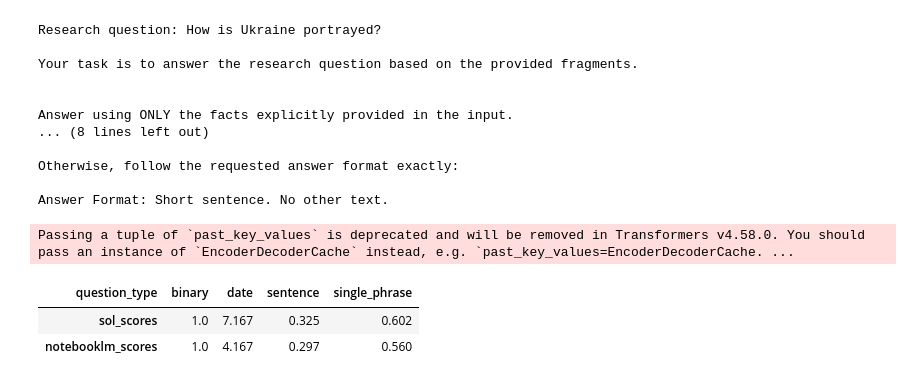
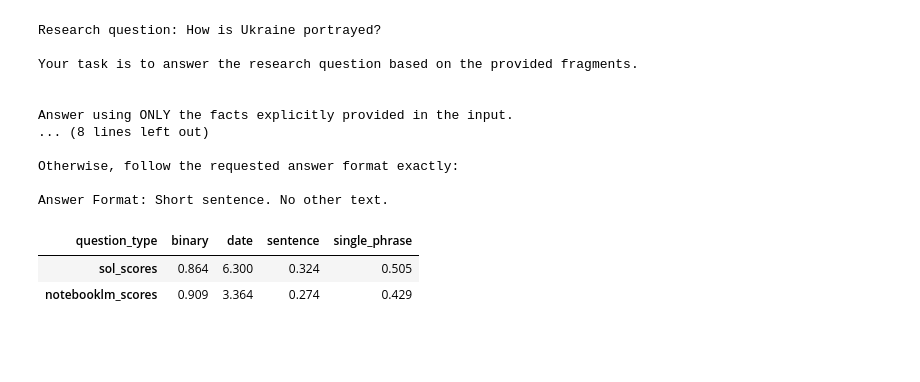
Before and after one commit to grzegorzZ1/masters_2025_nlp, a Jupyter notebook: kg/4_kg_analysis.ipynb, the cells around one changed output. Cells and saved outputs as stored; diff of their text form; code cells hidden in the pictures; blank space fills up the shorter version.

Commit message:
add expert dataset and some tweaks to experiments

```diff
--- a/kg/4_kg_analysis.ipynb
+++ b/kg/4_kg_analysis.ipynb
@@ -1496,7 +1499,7 @@ date_std_df.index = upgraded_index
 # combined = combine_mean_std(date_mean_df, date_std_df)
 # display(Markdown(combined.to_markdown()))
 # %%
-final_sentence_mean_df = deepcopy(sentence_mean_df).iloc[:, [0, 1, 2, 3, 4, 5, 6, 7, 8, 10, 11, 13, 15, 17, 18]]
-final_single_phrase_mean_df = deepcopy(single_phrase_mean_df).iloc[:, [1, 2, 5, 8, 9, 11, 13, 15, 17]]
-final_binary_mean_df = deepcopy(binary_mean_df).iloc[:, [0, 1, 2, 8, 9, 10, 11, 12, 14, 15, 19, 20]]
-final_date_mean_df = deepcopy(date_mean_df).iloc[:, [0, 2, 3, 4, 6, 9]]
+final_sentence_mean_df = deepcopy(sentence_mean_df)#.iloc[:, [0, 1, 2, 3, 4, 5, 6, 7, 8, 10, 11, 13, 15, 17, 18]]
+final_single_phrase_mean_df = deepcopy(single_phrase_mean_df)#.iloc[:, [1, 2, 5, 8, 9, 11, 13, 15, 17]]
+final_binary_mean_df = deepcopy(binary_mean_df)#.iloc[:, [0, 1, 2, 8, 9, 10, 11, 12, 14, 15, 19, 20]]
+final_date_mean_df = deepcopy(date_mean_df)#.iloc[:, [0, 2, 3, 4, 6, 9]]
@@ -1616,4 +1661,5 @@ full_gold_df.to_csv("gold_dataset_trimmed.csv", index=False)
 with open("notebooklm_answers.json", "w") as f:
     json.dump(notebooklm_answers, f, indent=4)
 # %%
-gold_df = pd.read_csv("gold_dataset_trimmed.csv")
+gold_df = pd.read_csv("gold_dataset.csv")
+gold_df_trimmed = pd.read_csv("gold_dataset_trimmed.csv")
@@ -1638,8 +1694,8 @@ for idx, row in gold_df.iterrows():
     ) + " " + ANSWER_FORMATS[row["question_type"]]
     prompt_df.loc[idx] = [row["task_idx"], row["question_idx"], row["question_type"], my_prompt, reference_prompt]
 # %%
-sol_answers = json.load(open("sol_answers.json", "r"))
-notebooklm_answers = json.load(open("notebooklm_answers.json", "r"))
+sol_answers = json.load(open("sol_answers_full.json", "r"))
+notebooklm_answers = json.load(open("notebooklm_answers_full.json", "r"))
 # %%
 for idx, row in tqdm(prompt_df.iterrows(), "Generating answers..."):
     task_idx = row["task_idx"]
@@ -1723,5 +1779,3 @@ for idx, row in gold_df.iterrows():
         question_type=row["question_type"],
         alpha=0.75
     ))
-# %% [output]
-Passing a tuple of `past_key_values` is deprecated and will be removed in Transformers v4.58.0. You should pass an instance of `EncoderDecoderCache` instead, e.g. `past_key_values=EncoderDecoderCache. ...
@@ -1732,6 +1807,8 @@ referential_scores["notebooklm_scores"] = notebooklm_results
 # %%
-referential_scores.groupby("question_type")[["sol_scores", "notebooklm_scores"]].mean().round(3).T
+referential_scores.groupby("question_type")[["sol_scores", "notebooklm_scores"]].apply(
+    lambda x: x.replace("-", np.nan).astype(float).mean()
+).round(3).T
 # %% [output]
 | question_type | binary | date | sentence | single_phrase |
-| sol_scores | 1.0 | 7.167 | 0.325 | 0.602 |
-| notebooklm_scores | 1.0 | 4.167 | 0.297 | 0.560 |
+| sol_scores | 0.864 | 6.300 | 0.324 | 0.505 |
+| notebooklm_scores | 0.909 | 3.364 | 0.274 | 0.429 |
```
Also changed, not shown: parts of 10 cells of this notebook, 6 other files.
